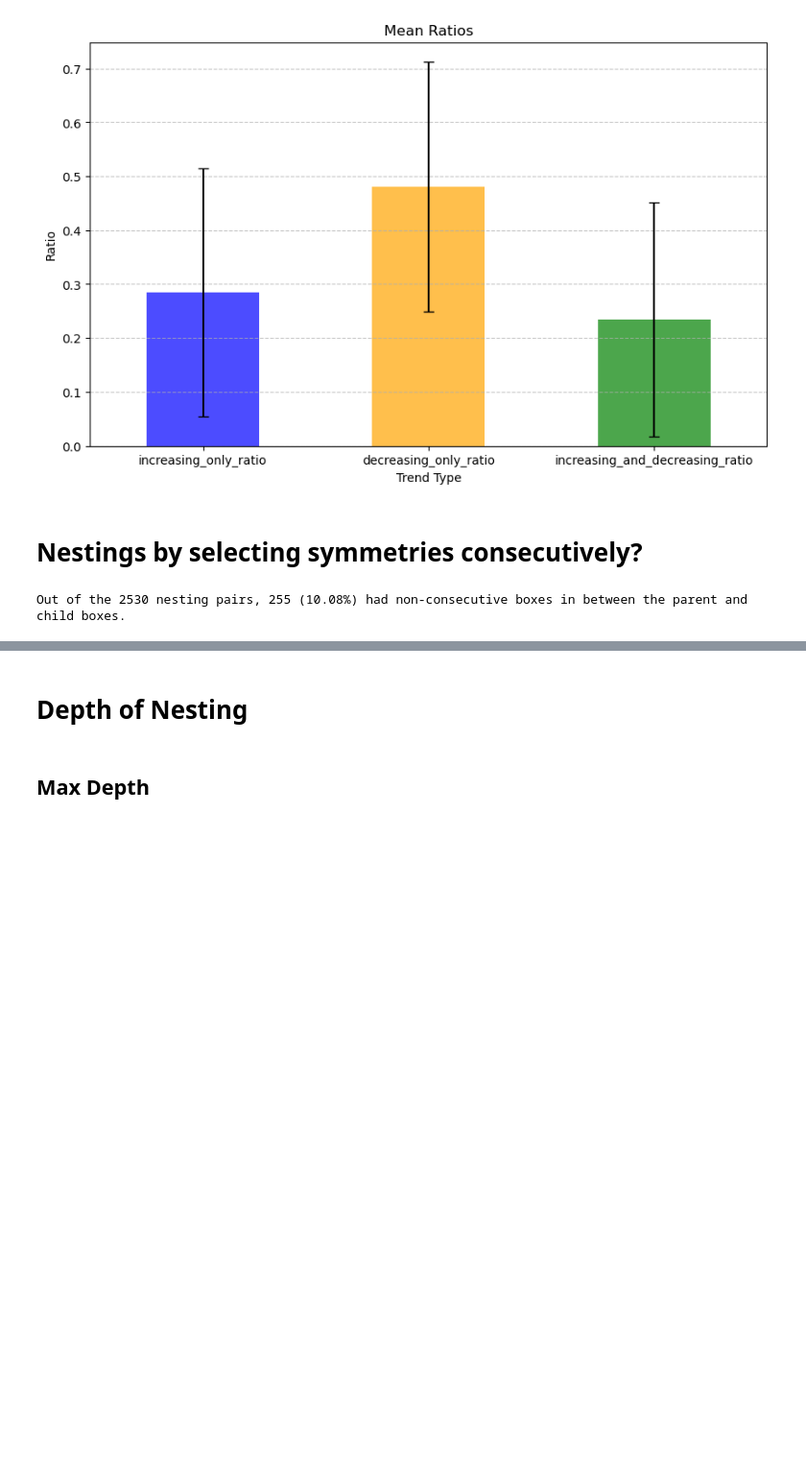
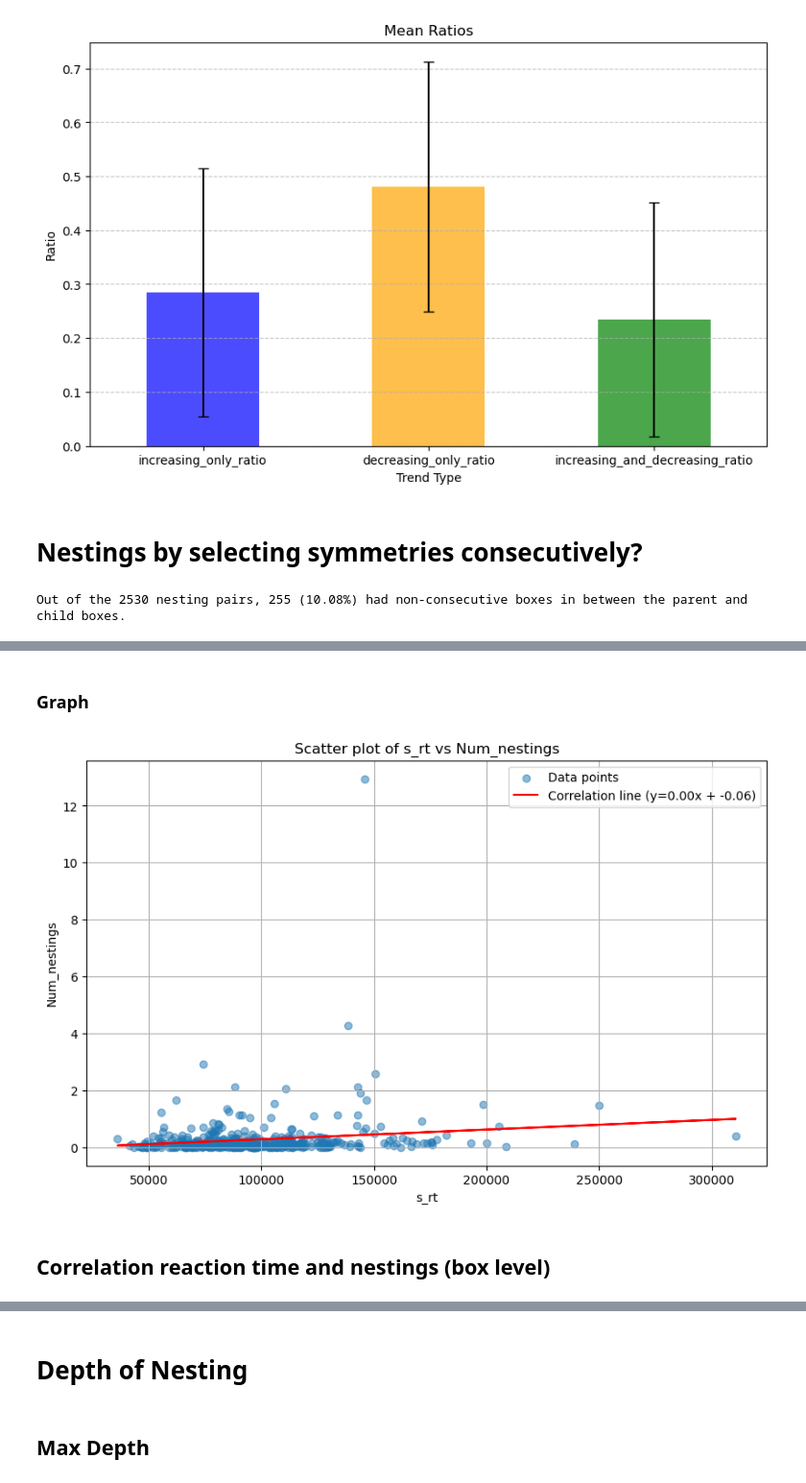
Before and after one commit to GMuradas99/Symmetry-Object-Detection-Analysis, a Jupyter notebook: nesting_graphs.ipynb, the cells around one changed output, grey strips where cells are left out. Shown at 96% size. Cells and saved outputs as stored; diff of their text form; code cells hidden in the pictures; blank space fills up the shorter version.

```diff
--- a/nesting_graphs.ipynb
+++ b/nesting_graphs.ipynb
@@ -265,7 +267,16 @@ Out of the 2530 nesting pairs, 255 (10.08%) had non-consecutive boxes in between
 # %%
+pd.options.mode.chained_assignment = None  # default='warn'
+
 new_df = participant_boxes[['id', 'file_name', 's_rt']]
 new_df.rename(columns={'file_name': 'Image', 'id': 'Participant_id'}, inplace=True)
 
 merged_df = pd.merge(participant_data, new_df, on=['Participant_id', 'Image'])
 merged_df.head()
+
+average_merged = merged_df.groupby('Image').mean().reset_index()
+average_merged.drop(columns='Participant_id', inplace=True)
+
+correlation_matrix_average = average_merged.drop(columns='Image').corr()
+s_rt_correlation = correlation_matrix_average['s_rt']
+print(s_rt_correlation)
 # %% [output]
@@ -281,0 +289,20 @@ See the caveats in the documentation: https://pandas.pydata.org/pandas-docs/stab
+# %% [markdown]
+### Graph
+# %%
+plt.figure(figsize=(10, 6))
+plt.scatter(average_merged['s_rt'], average_merged['Num_nestings'], alpha=0.5, label='Data points')
+
+# Calculate the correlation line
+m, b = np.polyfit(average_merged['s_rt'], average_merged['Num_nestings'], 1)
+plt.plot(average_merged['s_rt'], m * average_merged['s_rt'] + b, color='red', label=f'Correlation line (y={m:.2f}x + {b:.2f})')
+
+plt.title('Scatter plot of s_rt vs Num_nestings')
+plt.xlabel('s_rt')
+plt.ylabel('Num_nestings')
+plt.legend()
+plt.grid(True)
+plt.show()
+# %% [output]
+[figure, added]
+# %% [markdown]
+## Correlation reaction time and nestings (box level)
```
Also changed, not shown: parts of 5 cells of this notebook, 2 other files.
